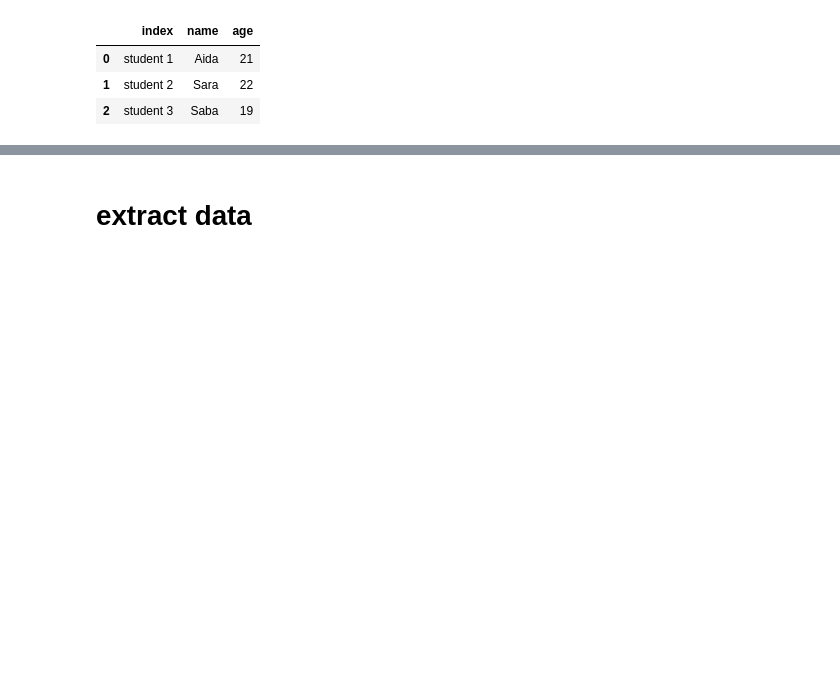
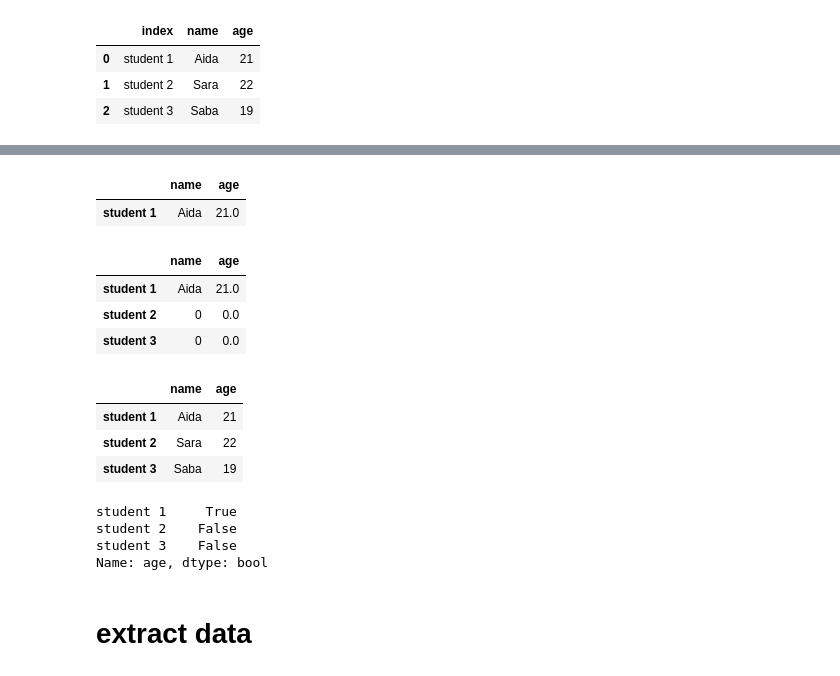
Before and after one commit to aidawm/handy_commands, a Jupyter notebook: Pandas.ipynb, the cells around one changed output, grey strips where cells are left out. Saved outputs shown, nothing was run; the diff lists cells and outputs as text; code cells hidden in the pictures; blank space fills up the shorter version.

```diff
--- a/Pandas.ipynb
+++ b/Pandas.ipynb
@@ -83,3 +106,35 @@ students.reset_index()
+# %%
+# we can remove NaN in dataframe
+
+(students.where(students['age']==21)).dropna()
+# %% [output]
+|  | name | age |
+| student 1 | Aida | 21.0 |
+# %%
+# if we wanted to fill all missing values with 0, we would use fillna
+(students.where(students['age']==21)).fillna(0)
+# %% [output]
+|  | name | age |
+| student 1 | Aida | 21.0 |
+| student 2 | 0 | 0.0 |
+| student 3 | 0 | 0.0 |
+# %%
+# we can sort our indexes
+students.sort_index()
+# %% [output]
+|  | name | age |
+| student 1 | Aida | 21 |
+| student 2 | Sara | 22 |
+| student 3 | Saba | 19 |
+# %%
+# DataFrame of booleans showing whether each element in the DataFrame is contained in values.
+
+students['age'].isin ([21,18])
+# %% [output]
+student 1     True
+student 2    False
+student 3    False
+Name: age, dtype: bool
 # %% [markdown]
 # extract data
 # %% [markdown]
```
Also changed, not shown: parts of 3 cells of this notebook.
